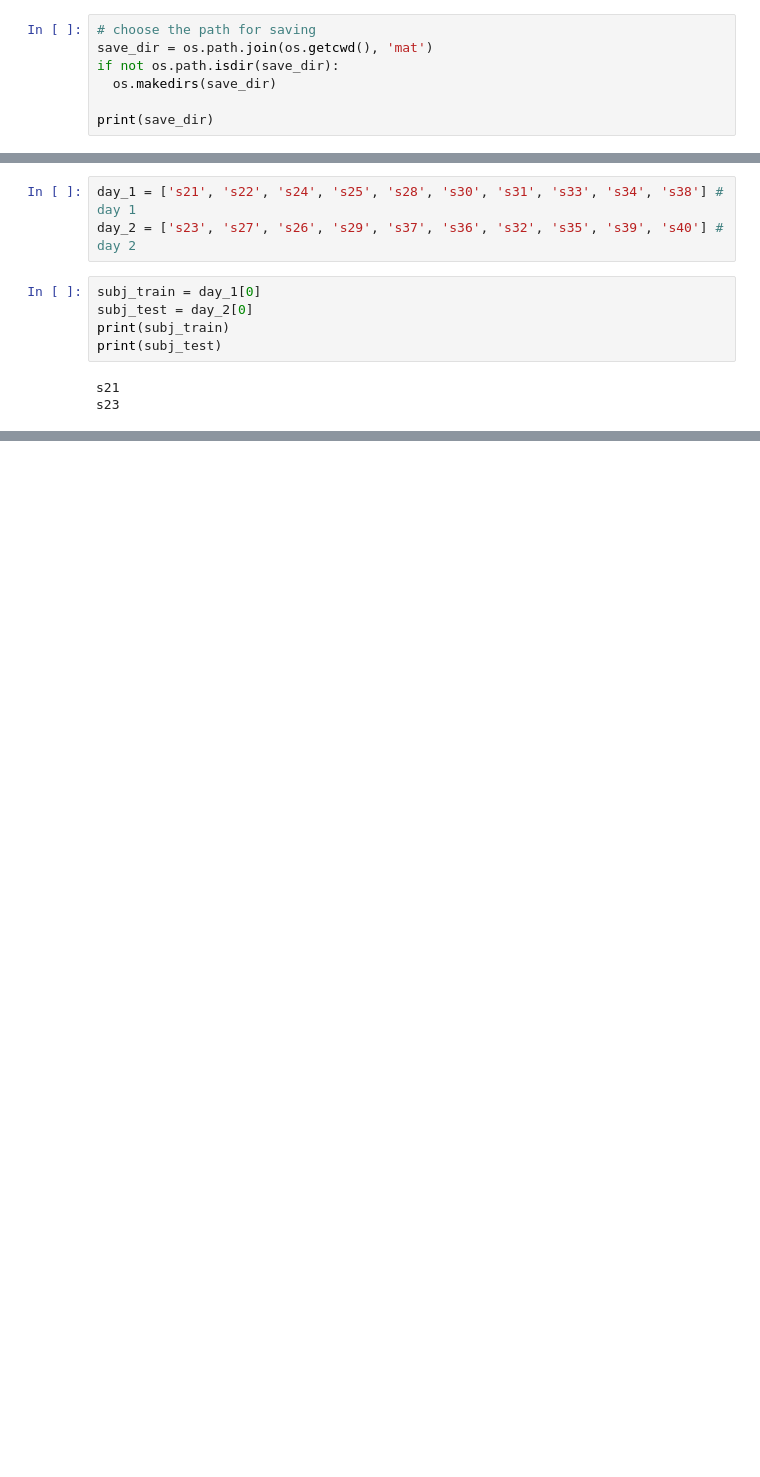
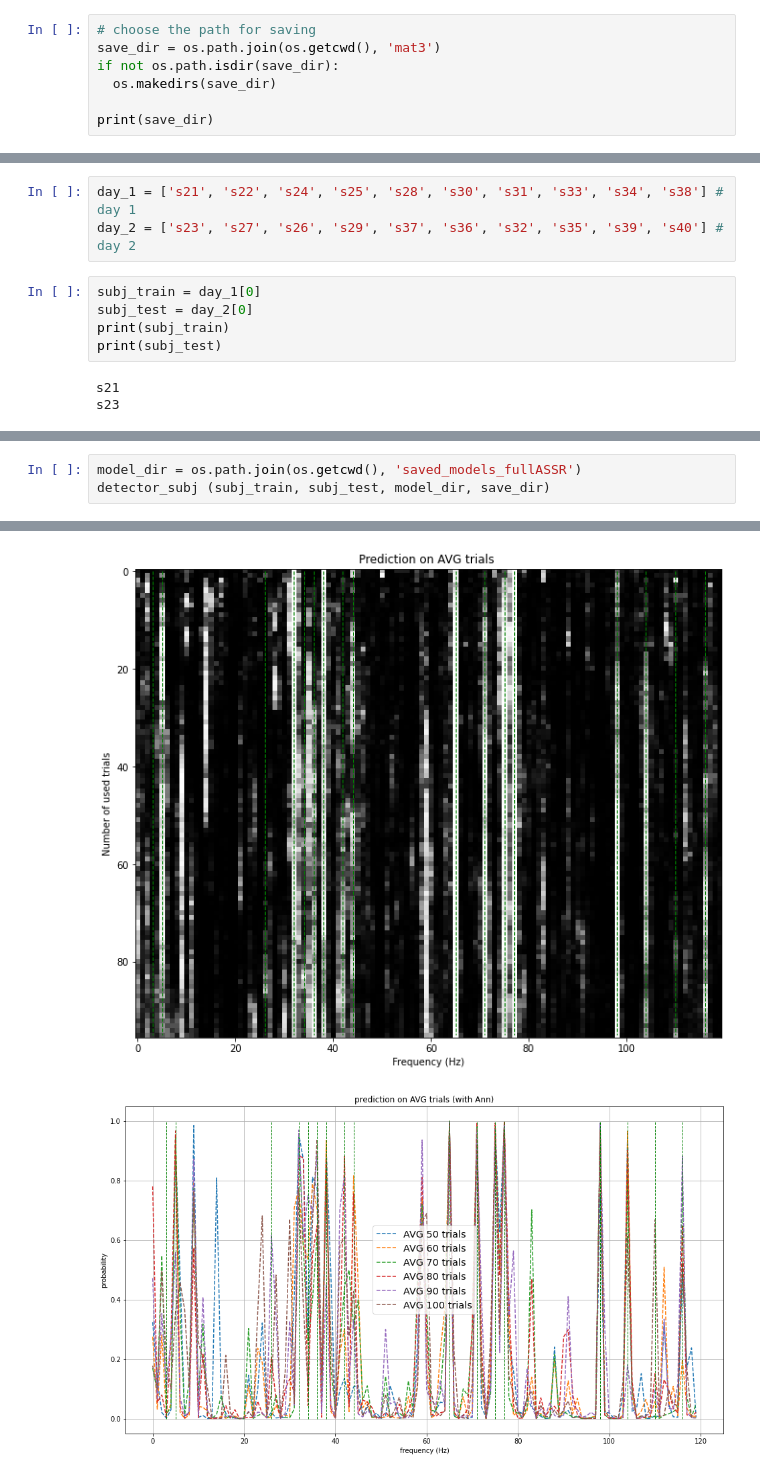
Before and after one commit to ieeeWang/ASSR_detector_CNN, a Jupyter notebook: batch_detector.ipynb, the cells around one changed output, grey strips where cells are left out. Saved outputs shown, nothing was run; the diff lists cells and outputs as text; blank space fills up the shorter version.

```diff
--- a/batch_detector.ipynb
+++ b/batch_detector.ipynb
@@ -48,7 +51,7 @@ import time
 from detector_subj import detector_subj
 # %%
 # choose the path for saving
-save_dir = os.path.join(os.getcwd(), 'mat')
+save_dir = os.path.join(os.getcwd(), 'mat3')
 if not os.path.isdir(save_dir):
   os.makedirs(save_dir)
 
@@ -75,0 +72,4 @@ WARNING:tensorflow:Error in loading the saved optimizer state. As a result, your
+# %%
+model_dir = os.path.join(os.getcwd(), 'saved_models_fullASSR')
+detector_subj (subj_train, subj_test, model_dir, save_dir)
+# %% [output]
@@ -75,0 +77,2 @@ WARNING:tensorflow:Error in loading the saved optimizer state. As a result, your
+[figure, added]
+[figure, added]
```
Also changed, not shown: parts of 6 cells of this notebook, 5 other files.
